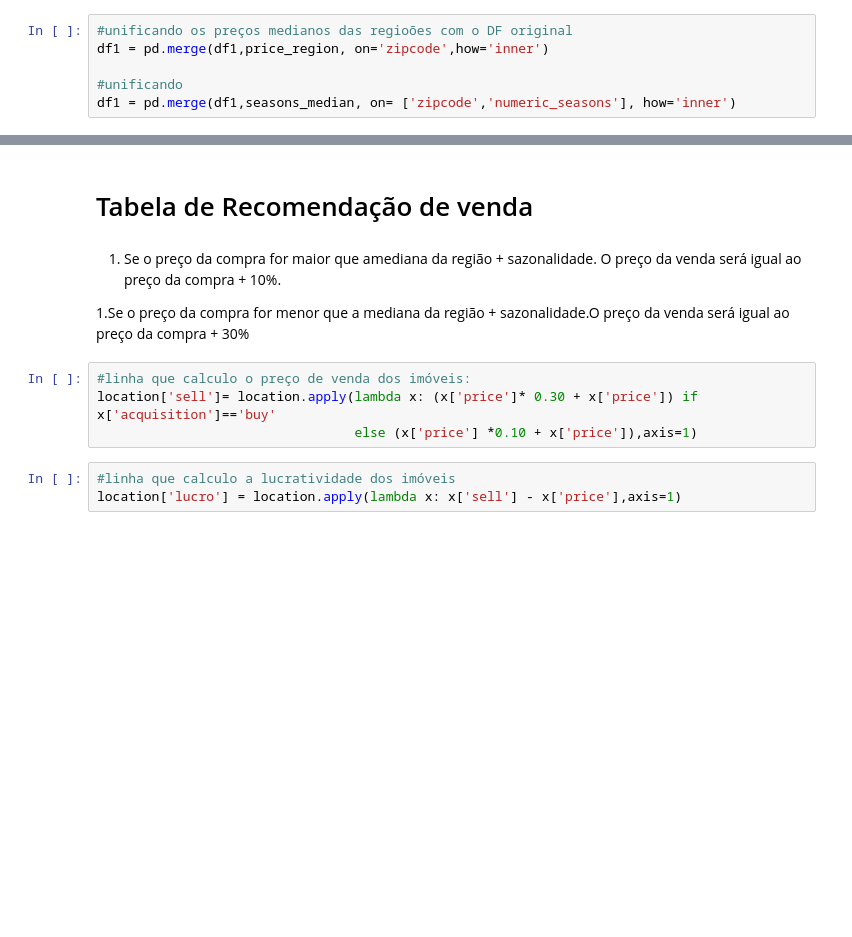
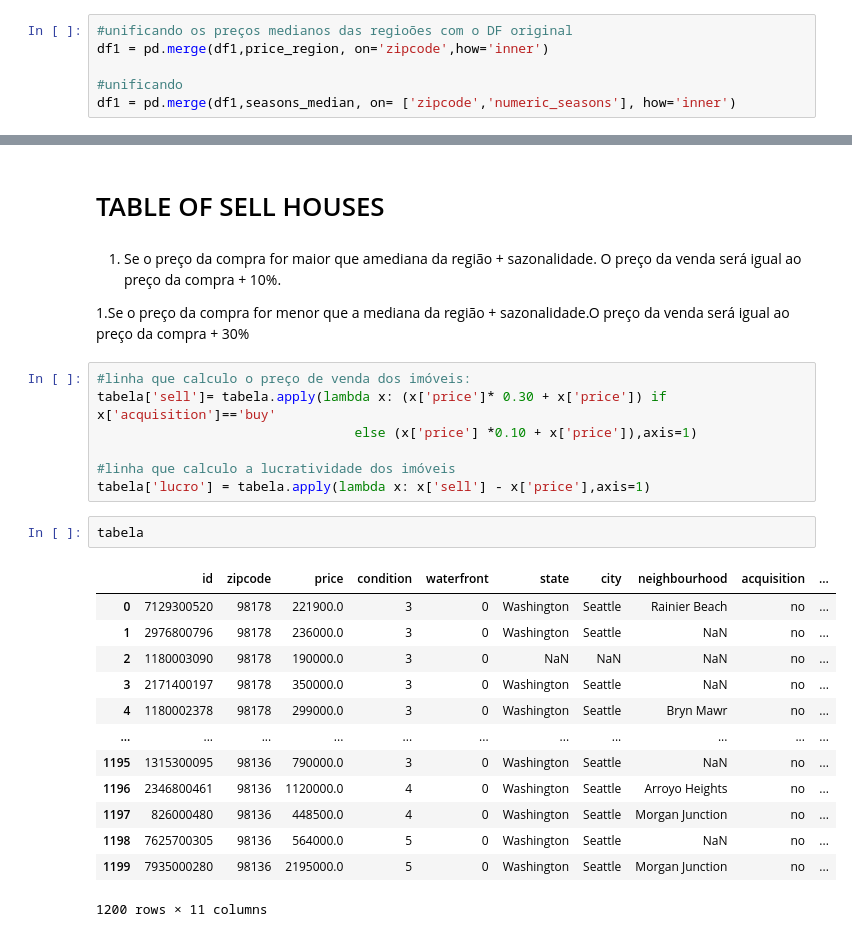
Before and after one commit to guiaraujofreitas/python_do_zero, a Jupyter notebook: Projetos_de_Insights_HouseRocket.ipynb, the cells around one changed output, grey strips where cells are left out. Drawn from its saved outputs; the diff is of its cells as text; blank space fills up the shorter version.

```diff
--- a/Projetos_de_Insights_HouseRocket.ipynb
+++ b/Projetos_de_Insights_HouseRocket.ipynb
@@ -692,5 +496,5 @@ location
 # %% [markdown]
-# Tabela de Recomendação de venda
+# TABLE OF SELL HOUSES
 # %% [markdown]
 1. Se o preço da compra for maior que amediana da região + sazonalidade.
 O preço da venda será igual ao preço da
@@ -700,10 +504,26 @@ compra + 10%.
 mediana da região + sazonalidade.O
 preço da venda será igual ao preço da
 compra + 30%
-# %%
-#linha que calculo o preço de venda dos imóveis:
-location['sell']= location.apply(lambda x: (x['price']* 0.30 + x['price']) if x['acquisition']=='buy'
-                                 else (x['price'] *0.10 + x['price']),axis=1)
 # %%
+#linha que calculo o preço de venda dos imóveis:
+tabela['sell']= tabela.apply(lambda x: (x['price']* 0.30 + x['price']) if x['acquisition']=='buy'
+                                 else (x['price'] *0.10 + x['price']),axis=1)
+
 #linha que calculo a lucratividade dos imóveis
-location['lucro'] = location.apply(lambda x: x['sell'] - x['price'],axis=1)
+tabela['lucro'] = tabela.apply(lambda x: x['sell'] - x['price'],axis=1)
+# %%
+tabela
+# %% [output]
+|  | id | zipcode | price | condition | waterfront | state | city | neighbourhood | acquisition | ... |
+| 0 | 7129300520 | 98178 | 221900.0 | 3 | 0 | Washington | Seattle | Rainier Beach | no | ... |
+| 1 | 2976800796 | 98178 | 236000.0 | 3 | 0 | Washington | Seattle | NaN | no | ... |
+| 2 | 1180003090 | 98178 | 190000.0 | 3 | 0 | NaN | NaN | NaN | no | ... |
+| 3 | 2171400197 | 98178 | 350000.0 | 3 | 0 | Washington | Seattle | NaN | no | ... |
+| 4 | 1180002378 | 98178 | 299000.0 | 3 | 0 | Washington | Seattle | Bryn Mawr | no | ... |
+| ... | ... | ... | ... | ... | ... | ... | ... | ... | ... | ... |
+| 1195 | 1315300095 | 98136 | 790000.0 | 3 | 0 | Washington | Seattle | NaN | no | ... |
+| 1196 | 2346800461 | 98136 | 1120000.0 | 4 | 0 | Washington | Seattle | Arroyo Heights | no | ... |
+| 1197 | 826000480 | 98136 | 448500.0 | 4 | 0 | Washington | Seattle | Morgan Junction | no | ... |
+| 1198 | 7625700305 | 98136 | 564000.0 | 5 | 0 | Washington | Seattle | NaN | no | ... |
+| 1199 | 7935000280 | 98136 | 2195000.0 | 5 | 0 | Washington | Seattle | Morgan Junction | no | ... |
+1200 rows × 11 columns
```
Also changed, not shown: parts of 19 cells of this notebook.
